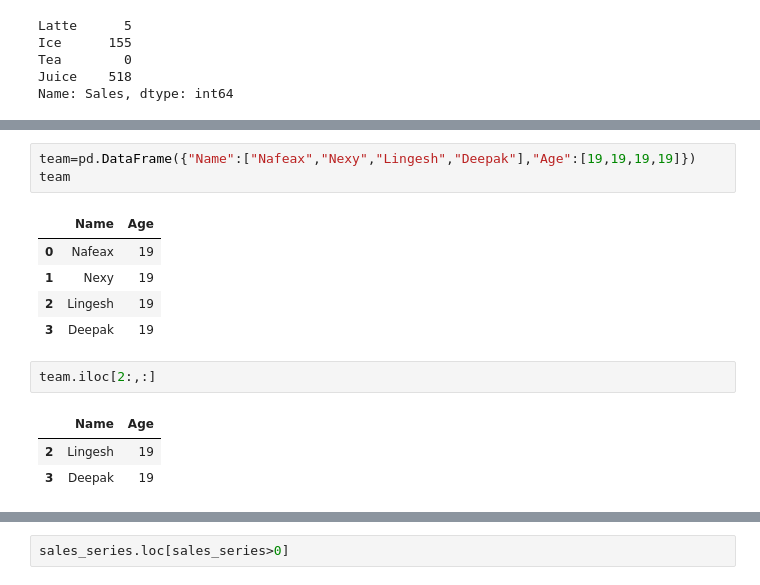
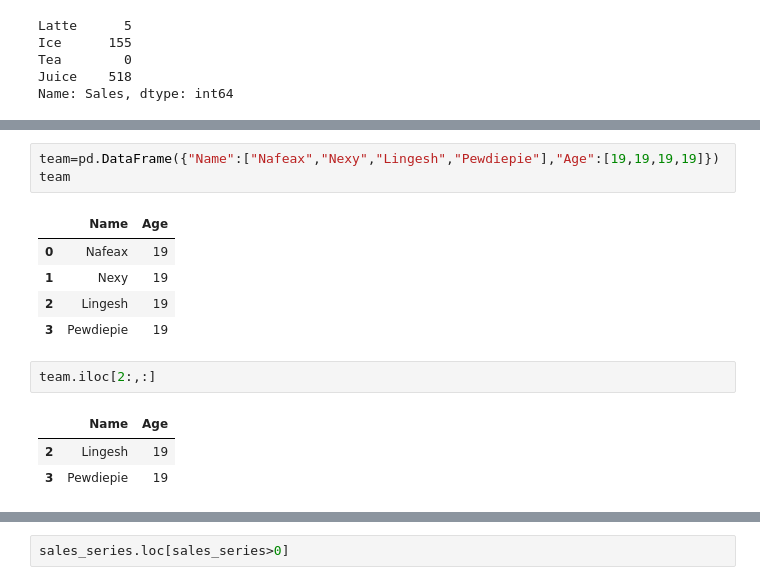
Before and after one commit to lingeshnafeax/DataScience, a Jupyter notebook: Numpy Pandas/Pandas Series.ipynb, the cells around one changed output, grey strips where cells are left out. Drawn from its saved outputs; the diff is of its cells as text.

Commit message:
DataFrame Started

```diff
--- a/Numpy Pandas/Pandas Series.ipynb
+++ b/Numpy Pandas/Pandas Series.ipynb
@@ -181,19 +181,19 @@ sales_series
 Name: Sales, dtype: int64
 # %%
-team=pd.DataFrame({"Name":["Nafeax","Nexy","Lingesh","Deepak"],"Age":[19,19,19,19]})
+team=pd.DataFrame({"Name":["Nafeax","Nexy","Lingesh","Pewdiepie"],"Age":[19,19,19,19]})
 team
 # %% [output]
 |  | Name | Age |
 | 0 | Nafeax | 19 |
 | 1 | Nexy | 19 |
 | 2 | Lingesh | 19 |
-| 3 | Deepak | 19 |
+| 3 | Pewdiepie | 19 |
 # %%
 team.iloc[2:,:]
 # %% [output]
 |  | Name | Age |
 | 2 | Lingesh | 19 |
-| 3 | Deepak | 19 |
+| 3 | Pewdiepie | 19 |
 # %%
 team.loc[2:,"Name"]
 # %% [output]
```
Also changed, not shown: parts of 35 cells of this notebook.
